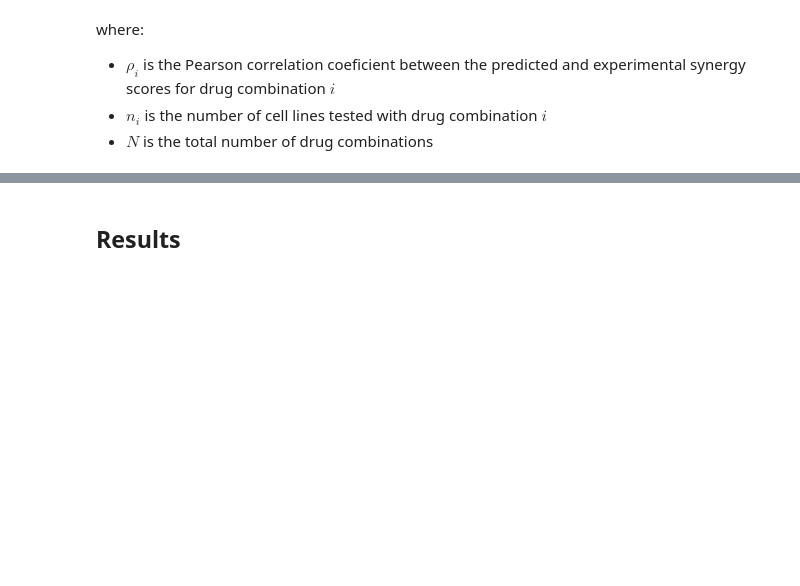
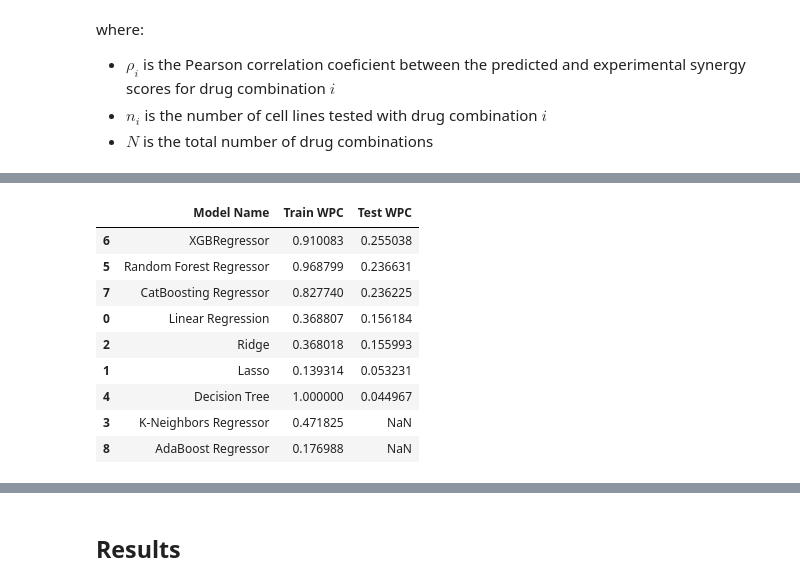
Before and after one commit to jorguz07/biomlproject, a Jupyter notebook: notebook/Model Training.ipynb, the cells around one changed output, grey strips where cells are left out. Cells and saved outputs as stored; diff of their text form; code cells hidden in the pictures; blank space fills up the shorter version.

```diff
--- a/notebook/Model Training.ipynb
+++ b/notebook/Model Training.ipynb
@@ -247,5 +222,9 @@ def evaluate_model(true, predicted):
 # %%
-#create dicc of modeling methods
+# --- Create combination columns for WPC ---
+combo_train = X_train_orig['Compound A'].astype(str) + "+" + X_train_orig['Compound B'].astype(str)
+combo_test = X_test_orig['Compound A'].astype(str) + "+" + X_test_orig['Compound B'].astype(str)
+
+# --- Dictionary of models ---
 models = {
     "Linear Regression": LinearRegression(),
     "Lasso": Lasso(),
@@ -258,42 +237,60 @@ models = {
     "AdaBoost Regressor": AdaBoostRegressor()
 }
 
-model_list = [] #list of implemented models
-r2_list =[] #list of r2 for each model
+model_list = []
+train_wpc_list = []
+test_wpc_list = []
 
-#apply methods
-for i in range( len(list(models)) ):
-    #train
-    model = list( models.values() )[i]
-    model.fit( X_train, y_train )
+# --- Loop through models ---
+for model_name, model in models.items():
+    # Train
+    model.fit(X_train, y_train)
 
-    #predict
-    y_train_pred = model.predict( X_train )
-    y_test_pred = model.predict( X_test )
+    # Predict
+    y_train_pred = model.predict(X_train)
+    y_test_pred = model.predict(X_test)
 
-    #evaluate both train and test datasets
-    model_train_mae , model_train_rmse, model_train_r2 = evaluate_model( y_train, y_train_pred )
+    # Create DataFrames for WPC
+    df_train_eval = pd.DataFrame({
+        'Combination': combo_train,
+        'Actual': y_train.values,
+        'Predicted': y_train_pred
+    })
+    df_test_eval = pd.DataFrame({
+        'Combination': combo_test,
+        'Actual': y_test.values,
+        'Predicted': y_test_pred
+    })
 
-    model_test_mae , model_test_rmse, model_test_r2 = evaluate_model( y_test, y_test_pred )
+    # Compute Weighted Pearson Correlation
+    train_wpc = weighted_pearson(df_train_eval)
+    test_wpc = weighted_pearson(df_test_eval)
 
+    model_list.append(model_name)
+    train_wpc_list.append(train_wpc)
+    test_wpc_list.append(test_wpc)
 
-    print(list(models.keys())[i])
-    model_list.append(list(models.keys())[i])
+    # Optional RMSE and MAE
+    train_rmse = np.sqrt(mean_squared_error(y_train, y_train_pred))
+    train_mae = mean_absolute_error(y_train, y_train_pred)
 
-    print('Model performance for Training set')
-    print("- Root Mean Squared Error: {:.4f}".format(model_train_rmse))
-    print("- Mean Absolute Error: {:.4f}".format(model_train_mae))
-    print("- R2 Score: {:.4f}".format(model_train_r2))
+    test_rmse = np.sqrt(mean_squared_error(y_test, y_test_pred))
+    test_mae = mean_absolute_error(y_test, y_test_pred)
 
-    print('----------------------------------')
+    print(f"{model_name}")
+    print("Training set:")
+    print(f"- RMSE: {train_rmse:.4f}, MAE: {train_mae:.4f}, WPC: {train_wpc:.4f}")
+    print("Testing set:")
+    print(f"- RMSE: {test_rmse:.4f}, MAE: {test_mae:.4f}, WPC: {test_wpc:.4f}")
+    print("="*40)
 
-    print('Model performance for Test set')
-    print("- Root Mean Squared Error: {:.4f}".format(model_test_rmse))
-    print("- Mean Absolute Error: {:.4f}".format(model_test_mae))
-    print("- R2 Score: {:.4f}".format(model_test_r2))
-    r2_list.append(model_test_r2)
+# --- Summarize results in a DataFrame ---
+results_df = pd.DataFrame({
+    'Model Name': model_list,
+    'Train WPC': train_wpc_list,
+    'Test WPC': test_wpc_list
+}).sort_values(by="Test WPC", ascending=False)
 
-    print('='*35)
-    print('\n')
+results_df
 # %% [output]
 Linear Regression
@@ -315,0 +331,10 @@ Model performance for Test set
+|  | Model Name | Train WPC | Test WPC |
+| 6 | XGBRegressor | 0.910083 | 0.255038 |
+| 5 | Random Forest Regressor | 0.968799 | 0.236631 |
+| 7 | CatBoosting Regressor | 0.827740 | 0.236225 |
+| 0 | Linear Regression | 0.368807 | 0.156184 |
+| 2 | Ridge | 0.368018 | 0.155993 |
+| 1 | Lasso | 0.139314 | 0.053231 |
+| 4 | Decision Tree | 1.000000 | 0.044967 |
+| 3 | K-Neighbors Regressor | 0.471825 | NaN |
+| 8 | AdaBoost Regressor | 0.176988 | NaN |
```
Also changed, not shown: parts of 9 cells of this notebook, 11 other files.
